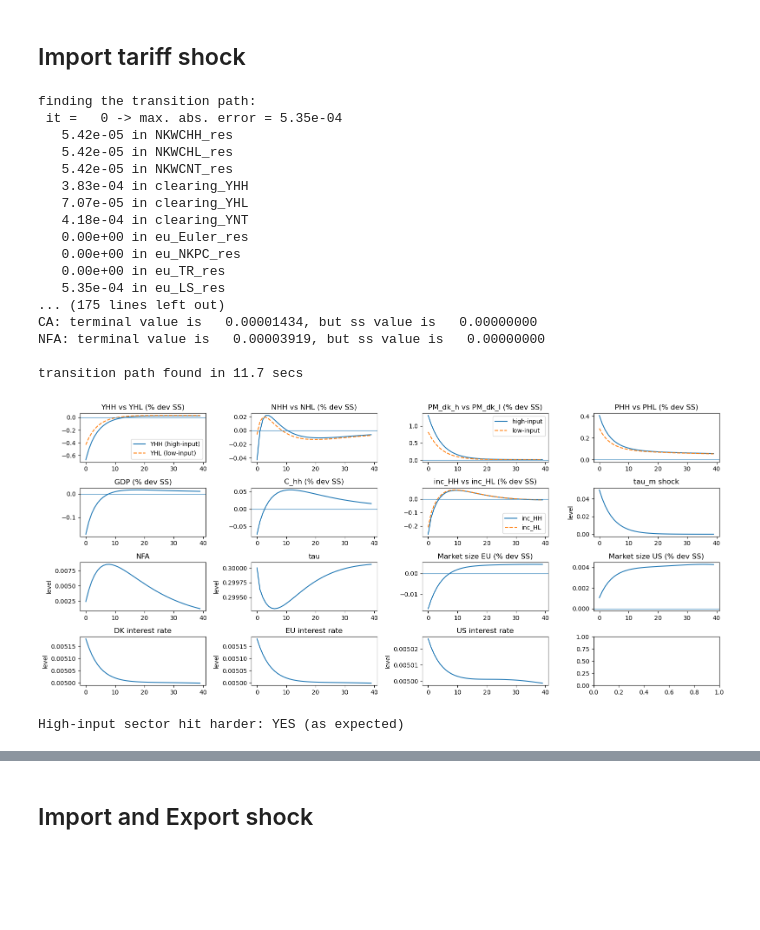
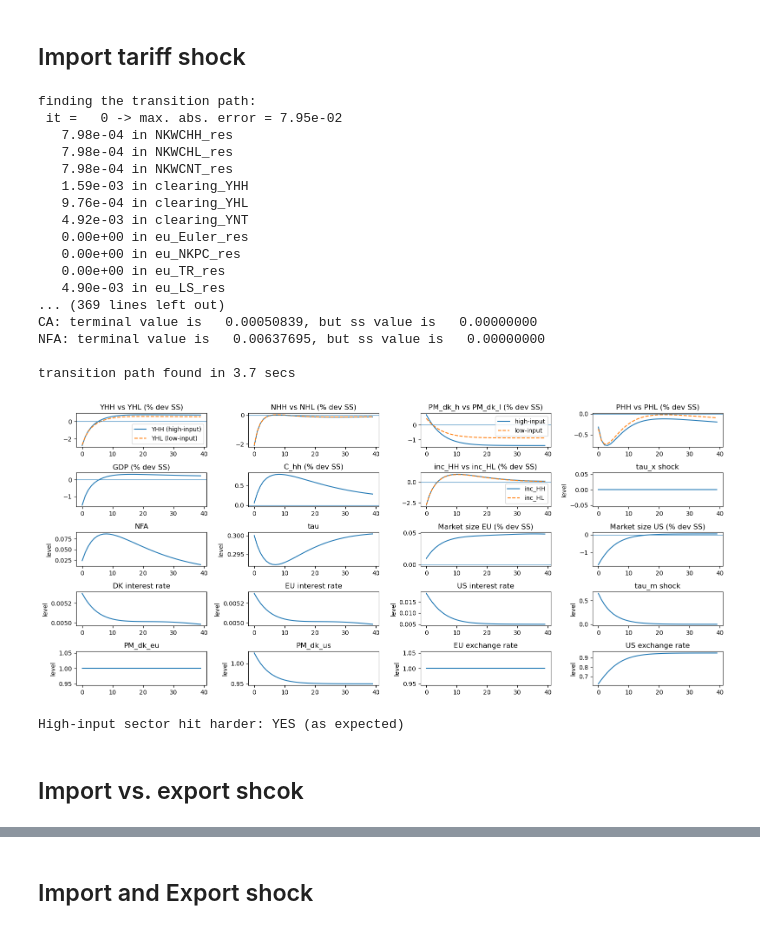
Before and after one commit to AndreaNoergaardAndersen/Master-Thesis, a Jupyter notebook: I-HANK - EU and US/test_extension.ipynb, the cells around one changed output, grey strips where cells are left out. Saved outputs shown, nothing was run; the diff lists cells and outputs as text; code cells hidden in the pictures; blank space fills up the shorter version.

```diff
--- a/I-HANK - EU and US/test_extension.ipynb
+++ b/I-HANK - EU and US/test_extension.ipynb
@@ -300,36 +323,41 @@ print(f'High-input sector hit harder: {"YES (as expected)" if asymmetry_ok else
 High-input sector hit harder: YES (as expected)
 # %% [markdown]
 ## Import tariff shock
+# %%
+model_tau_m = model.copy(name='test_tau_m')
 # %%
 
-par.jump_tau_m = 0.05   # +5pp US tariff on DK/EA imports
-par.rho_tau_m  = 0.80
+model_tau_m.par.jump_tau_x = 0.00   # +5pp US tariff on DK/EA imports
+model_tau_m.par.rho_tau_x  = 0.00
 
-model.find_transition_path(shocks=['tau_m'], do_print=True, do_end_check=True)
+model_tau_m.par.jump_tau_m = 0.65   # +5pp US tariff on DK/EA imports
+model_tau_m.par.rho_tau_m  = 0.80
+
+model_tau_m.find_transition_path(shocks=['tau_m'], do_print=True, do_end_check=True)
 # %% [output]
 finding the transition path:
- it =   0 -> max. abs. error = 5.35e-04
-   5.42e-05 in NKWCHH_res
-   5.42e-05 in NKWCHL_res
-   5.42e-05 in NKWCNT_res
-   3.83e-04 in clearing_YHH
-   7.07e-05 in clearing_YHL
-   4.18e-04 in clearing_YNT
+ it =   0 -> max. abs. error = 7.95e-02
+   7.98e-04 in NKWCHH_res
+   7.98e-04 in NKWCHL_res
+   7.98e-04 in NKWCNT_res
+   1.59e-03 in clearing_YHH
+   9.76e-04 in clearing_YHL
+   4.92e-03 in clearing_YNT
    0.00e+00 in eu_Euler_res
    0.00e+00 in eu_NKPC_res
    0.00e+00 in eu_TR_res
-   5.35e-04 in eu_LS_res
-... (175 lines left out)
-CA: terminal value is   0.00001434, but ss value is   0.00000000
-NFA: terminal value is   0.00003919, but ss value is   0.00000000
+   4.90e-03 in eu_LS_res
+... (369 lines left out)
+CA: terminal value is   0.00050839, but ss value is   0.00000000
+NFA: terminal value is   0.00637695, but ss value is   0.00000000
 
-transition path found in 11.7 secs
+transition path found in 3.7 secs
 # %%
-path = model.path
+path = model_tau_m.path
 T_plot = 40
 t = np.arange(T_plot)
 
-fig, axes = plt.subplots(4, 4, figsize=(16, 7))
+fig, axes = plt.subplots(5, 4, figsize=(16, 7))
 
 def pct(x, x_ss):
     return (x[:T_plot] / x_ss - 1) * 100
@@ -369,8 +397,8 @@ axes[1,2].plot(t, pct(path.inc_HH, ss.inc_HH), label='inc_HH')
 axes[1,2].plot(t, pct(path.inc_HL, ss.inc_HL), label='inc_HL', ls='--')
 axes[1,2].legend(); axes[1,2].axhline(0, lw=0.8)
 
-axes[1,3].set_title('tau_m shock')
-axes[1,3].plot(t, path.tau_m[:T_plot])
+axes[1,3].set_title('tau_x shock')
+axes[1,3].plot(t, path.tau_x[:T_plot])
 axes[1,3].set_ylabel('level')
 
 #Row 3
@@ -388,32 +416,55 @@ axes[2,2].axhline(0, lw=0.8)
 
 axes[2,3].set_title('Market size US (% dev SS)')
 axes[2,3].plot(t, pct(path.M_us_s, ss.M_us_s))
 axes[2,3].axhline(0, lw=0.8)
 
 #Row 4
 axes[3,0].set_title('DK interest rate')
 axes[3,0].plot(t, path.i[:T_plot])
 axes[3,0].set_ylabel('level')
 
 axes[3,1].set_title('EU interest rate')
 axes[3,1].plot(t, path.i_eu[:T_plot])
 axes[3,1].set_ylabel('level')
 
 axes[3,2].set_title('US interest rate')
 axes[3,2].plot(t, path.i_us[:T_plot])
 axes[3,2].set_ylabel('level')
 
+axes[3,3].set_title('tau_m shock')
+axes[3,3].plot(t, path.tau_m[:T_plot])
+axes[3,3].set_ylabel('level')
+
+#Row 5
+axes[4,0].set_title('PM_dk_eu')
+axes[4,0].plot(t, path.PM_dk_eu[:T_plot])
+axes[4,0].set_ylabel('level')
+
+axes[4,1].set_title('PM_dk_us')
+axes[4,1].plot(t, path.PM_dk_us[:T_plot])
+axes[4,1].set_ylabel('level')
+
+axes[4,2].set_title('EU exchange rate')
+axes[4,2].plot(t, path.E[:T_plot])
+axes[4,2].set_ylabel('level')
+
+axes[4,3].set_title('US exchange rate')
+axes[4,3].plot(t, path.E_us[:T_plot])
+axes[4,3].set_ylabel('level')
+
 
 fig.tight_layout()
 plt.show()
 
 # Sector asymmetry check: high-input sector should be hit harder
 dY_HH = pct(path.YHH, ss.YHH)[0]
 dY_HL = pct(path.YHL, ss.YHL)[0]
 #print(f'Impact on YHH: {dY_HH:.4f}%')
 #print(f'Impact on YHL: {dY_HL:.4f}%')
 asymmetry_ok = dY_HH < dY_HL   # high-input sector hurt more
 print(f'High-input sector hit harder: {"YES (as expected)" if asymmetry_ok else "NO — check extension"}')
 # %% [output]
-[figure, old version]
+[figure, new version]
 High-input sector hit harder: YES (as expected)
+# %% [markdown]
+## Import vs. export shcok
```
Also changed, not shown: parts of 15 cells of this notebook, 2 other files.
